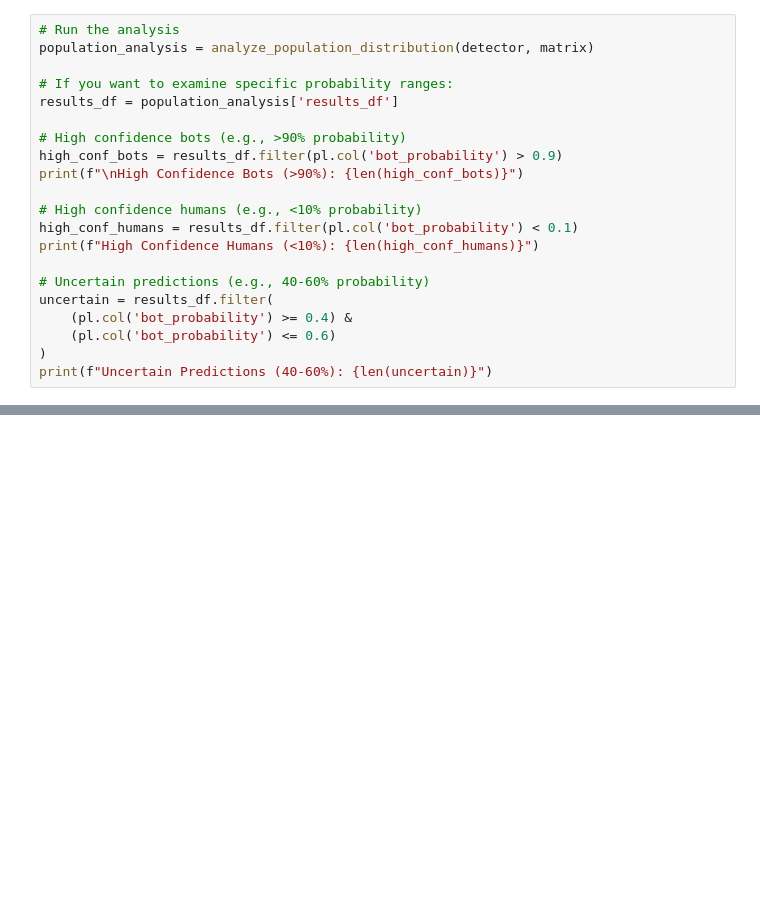
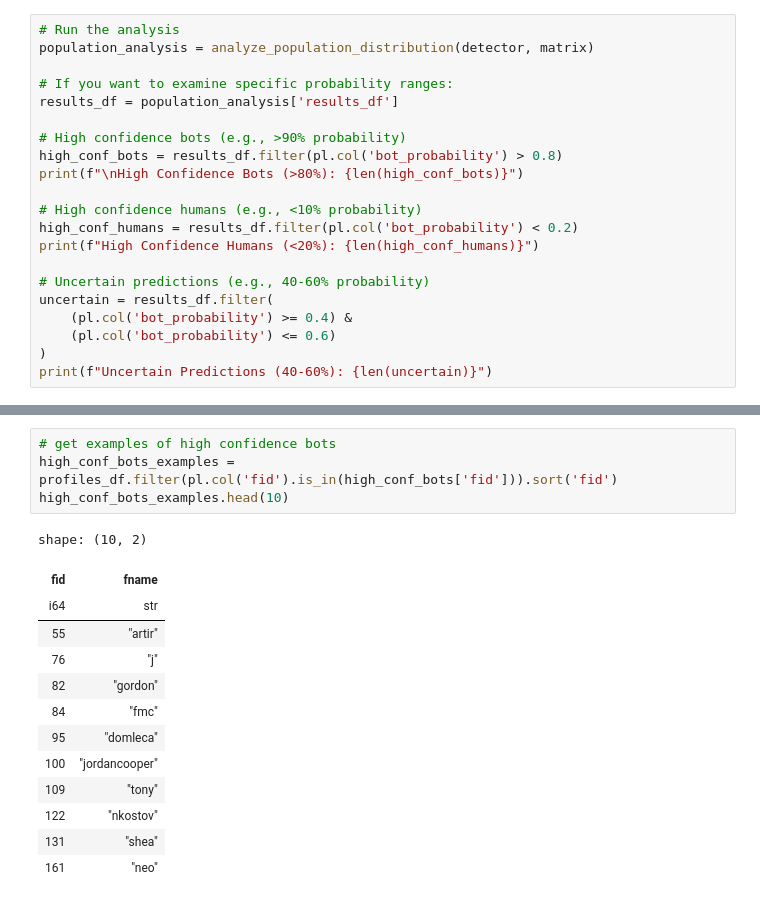
Before and after one commit to bleu/farcaster-social-graph, a Jupyter notebook: notebooks/17-framework-usage.ipynb, the cells around one changed output, grey strips where cells are left out. Drawn from its saved outputs; the diff is of its cells as text; blank space fills up the shorter version.

```diff
--- a/notebooks/17-framework-usage.ipynb
+++ b/notebooks/17-framework-usage.ipynb
@@ -297,12 +310,12 @@ population_analysis = analyze_population_distribution(detector, matrix)
 results_df = population_analysis['results_df']
 
 # High confidence bots (e.g., >90% probability)
-high_conf_bots = results_df.filter(pl.col('bot_probability') > 0.9)
-print(f"\nHigh Confidence Bots (>90%): {len(high_conf_bots)}")
+high_conf_bots = results_df.filter(pl.col('bot_probability') > 0.8)
+print(f"\nHigh Confidence Bots (>80%): {len(high_conf_bots)}")
 
 # High confidence humans (e.g., <10% probability)
-high_conf_humans = results_df.filter(pl.col('bot_probability') < 0.1)
-print(f"High Confidence Humans (<10%): {len(high_conf_humans)}")
+high_conf_humans = results_df.filter(pl.col('bot_probability') < 0.2)
+print(f"High Confidence Humans (<20%): {len(high_conf_humans)}")
 
 # Uncertain predictions (e.g., 40-60% probability)
 uncertain = results_df.filter(
@@ -337,0 +362,18 @@ feature_manager.data_loader.load_dataset(
+# %%
+# get examples of high confidence bots
+high_conf_bots_examples = profiles_df.filter(pl.col('fid').is_in(high_conf_bots['fid'])).sort('fid')
+high_conf_bots_examples.head(10)
+# %% [output]
+shape: (10, 2)
+| fid | fname |
+| i64 | str |
+| 55 | "artir" |
+| 76 | "j" |
+| 82 | "gordon" |
+| 84 | "fmc" |
+| 95 | "domleca" |
+| 100 | "jordancooper" |
+| 109 | "tony" |
+| 122 | "nkostov" |
+| 131 | "shea" |
+| 161 | "neo" |
```
Also changed, not shown: parts of 23 cells of this notebook, 15 other files.
